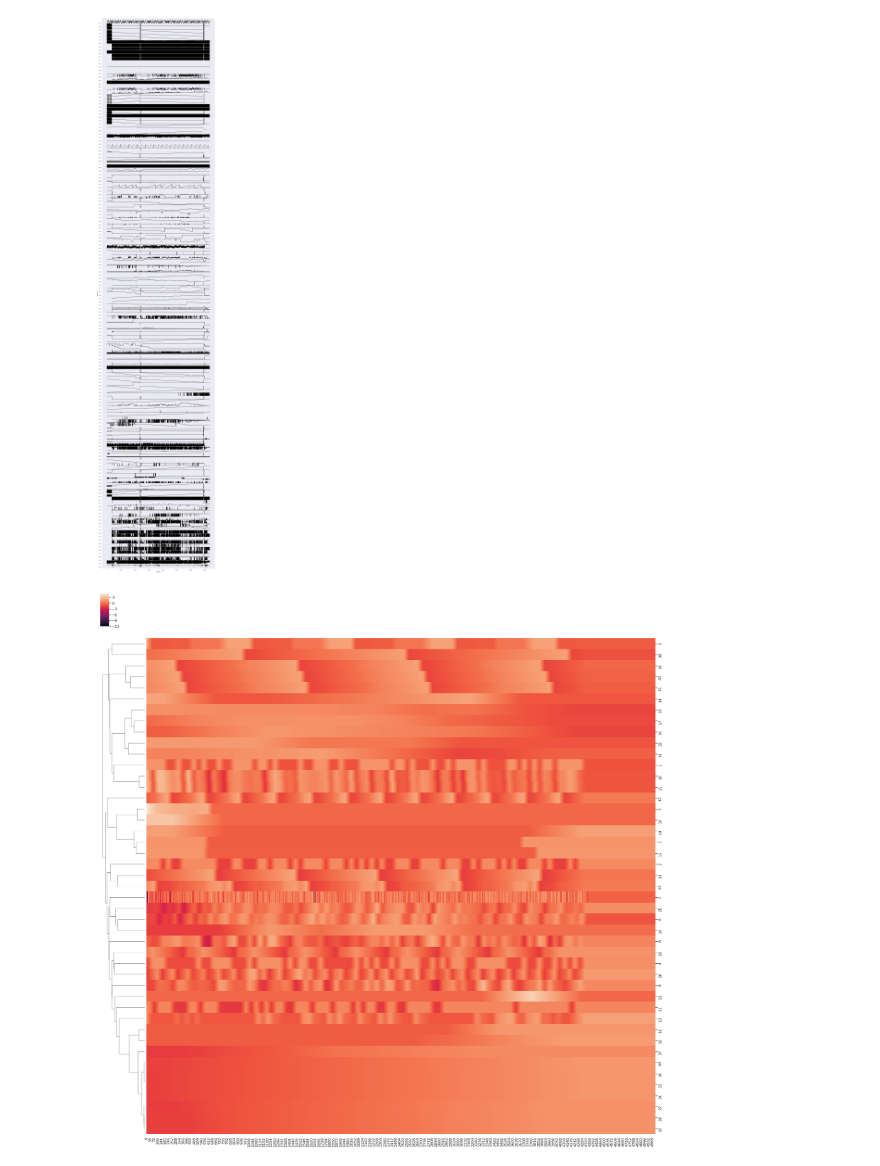
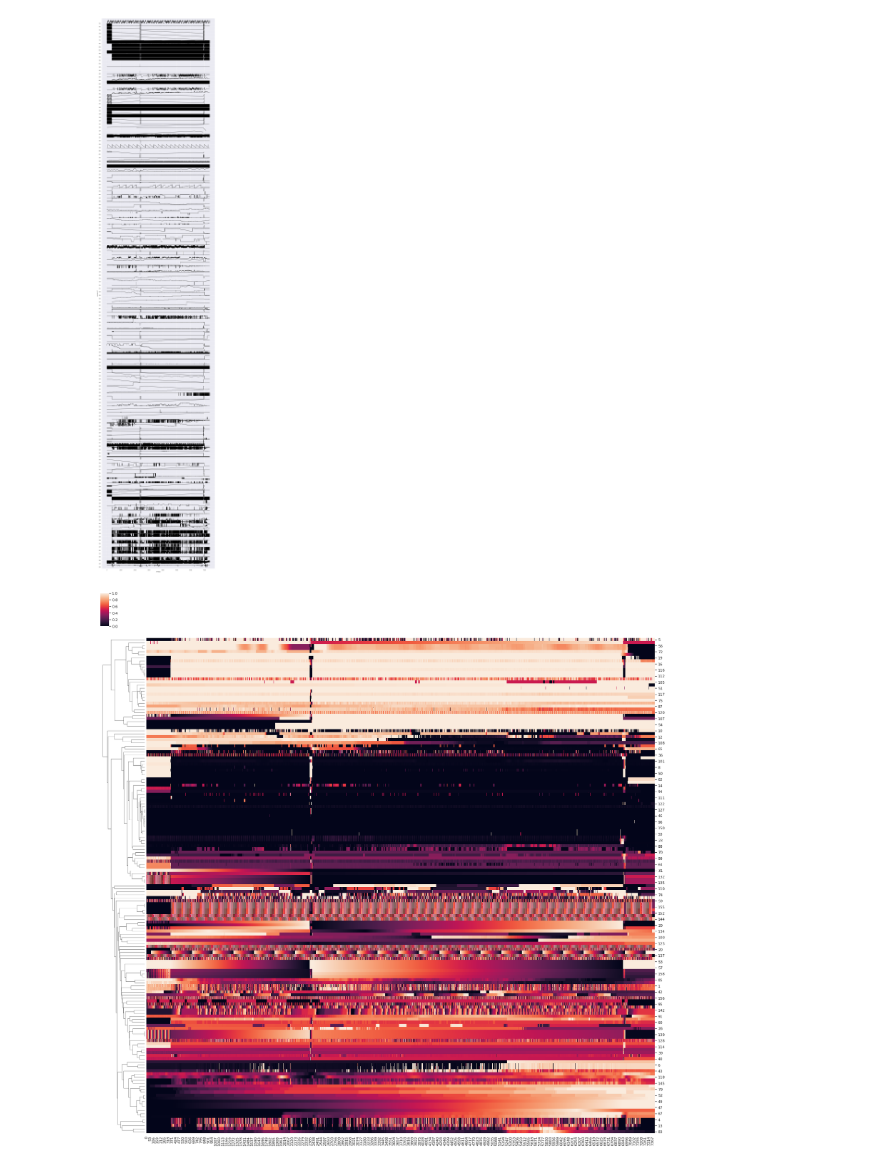
Before and after one commit to tweag/connectedcar, a Jupyter notebook: ConnectedCar1.ipynb, the cells around one changed output. Drawn from its saved outputs; the diff is of its cells as text; code cells hidden in the pictures.

```diff
--- a/ConnectedCar1.ipynb
+++ b/ConnectedCar1.ipynb
@@ -174,20 +174,29 @@ plt.savefig('totalPlotting.png')
 # %% [output]
 [figure]
 # %%
-nsignals = len(indexGroup1)
-new_times = np.linspace(0, 10, 5000)
+idset = impIds
+nsignals = len(idset)
+new_times = np.linspace(0, 7400, 7400)
 
-signals = np.empty((nsignals, 5000))
-for isignal, signal in enumerate(mdict.values()):
-    signals[isignal] = np.interp(new_times, signal[:, 0], signal[:, 1])
+signals = np.empty((nsignals, 7400))
+isignal = 0
 
-signals = (signals - signals.mean(axis=1)[:, None])/(signals.std(axis=1)[:, None]  + 1e-10)
+for ids in idset :
+    x = np.array(grouped.get_group(ids)['time'])
+    y = np.array(grouped.get_group(ids)['value'])
+    signals[isignal] = np.interp(new_times, x , y)
+    isignal +=1
+
+signals = (signals - signals.min(axis=1)[:, None])/(signals.max(axis=1)[:, None] - signals.min(axis=1)[:, None]  + 1e-10)
 # plt.figure(figsize=(20, 20))
 # plt.imshow(signals, aspect='auto')
 
-import seaborn as sns; sns.set(color_codes=True)
+
+import seaborn as sns
+
+sns.set(color_codes=True)
 g = sns.clustermap(signals, col_cluster=False, figsize=(30, 30))
 
 plt.savefig('clustering.jpg')
 # %% [output]
-[figure, old version]
+[figure, new version]
```
Also changed, not shown: parts of 1 cell of this notebook.
